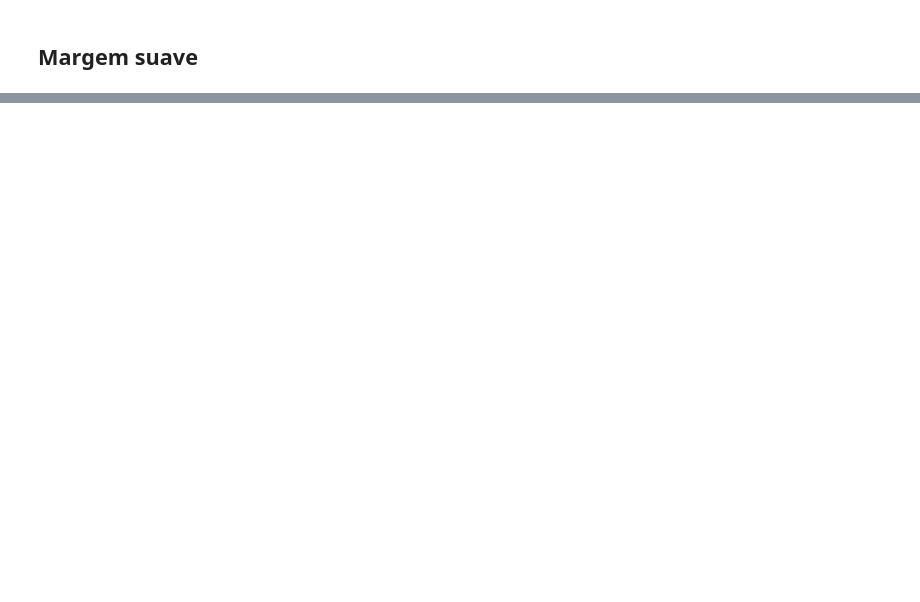
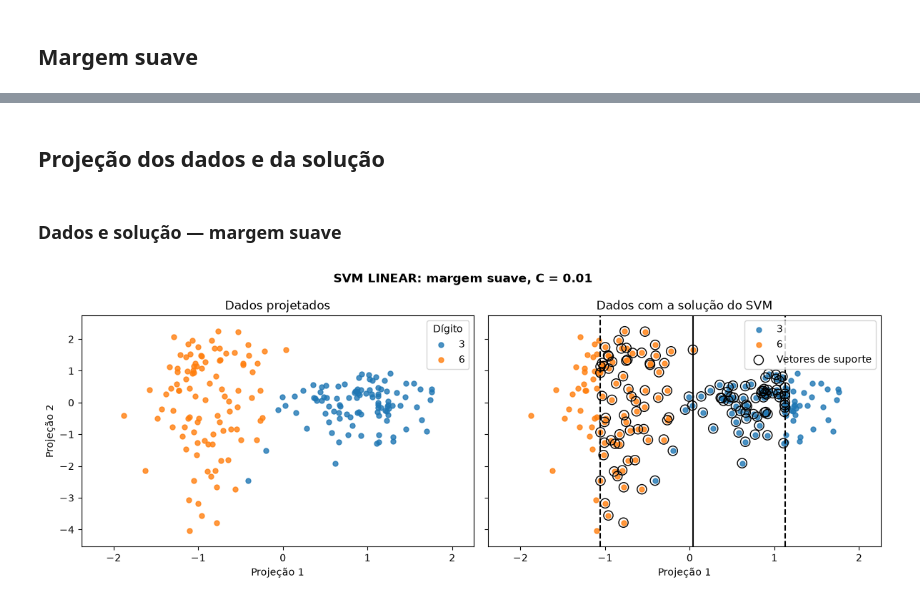
Before and after one commit to gddeazevedo/minicurso_qc, a Jupyter notebook: qml/svm.ipynb, the cells around one changed output, grey strips where cells are left out. Drawn from its saved outputs; the diff is of its cells as text; code cells hidden in the pictures; blank space fills up the shorter version.

```diff
--- a/qml/svm.ipynb
+++ b/qml/svm.ipynb
@@ -124,0 +176,39 @@ mostrar_resultados(svm_suave)
+# %% [markdown]
+## Projeção dos dados e da solução
+# %%
+direction = PCA(n_components=1, random_state=42).fit(X_train_sample).components_[0]
+projection, _ = np.linalg.qr(np.column_stack([model.coef_[0], direction]))
+X_plot = X_train_sample @ projection
+x_limits = (X_plot[:, 0].min() - 0.5, X_plot[:, 0].max() + 0.5)
+y_limits = (X_plot[:, 1].min() - 0.5, X_plot[:, 1].max() + 0.5)
+xx, yy = np.meshgrid(np.linspace(*x_limits, 250), np.linspace(*y_limits, 250))
+grid = np.column_stack([xx.ravel(), yy.ravel()]) @ projection.T
+
+
+def plot_solution(model, title):
+    fig, axes = plt.subplots(1, 2, figsize=(12, 4.5), sharex=True, sharey=True)
+
+    for axis in axes:
+        for label, digit in [(0, "3"), (1, "6")]:
+            indices = y_train_sample == label
+            axis.scatter(X_plot[indices, 0], X_plot[indices, 1], s=25, alpha=0.8, label=digit)
+        axis.set(xlim=x_limits, ylim=y_limits, xlabel="Projeção 1")
+
+    decision = model.decision_function(grid).reshape(xx.shape)
+    axes[1].contour(xx, yy, decision, levels=[-1, 0, 1], colors="black", linestyles=["--", "-", "--"])
+    support = X_plot[model.support_]
+    axes[1].scatter(support[:, 0], support[:, 1], s=90, facecolors="none", edgecolors="black", label="Vetores de suporte")
+    axes[0].set_title("Dados projetados")
+    axes[1].set_title("Dados com a solução do SVM")
+    axes[0].set_ylabel("Projeção 2")
+    axes[0].legend(title="Dígito")
+    axes[1].legend()
+    fig.suptitle(title, fontweight="bold")
+    plt.tight_layout()
+    plt.show()
+# %% [markdown]
+### Dados e solução — margem suave
+# %%
+plot_solution(model, f"SVM {model.kernel.upper()}: margem suave, C = {model.C:g}")
+# %% [output]
+[figure, added]
```
Also changed, not shown: parts of 28 cells of this notebook, 1 other file.
